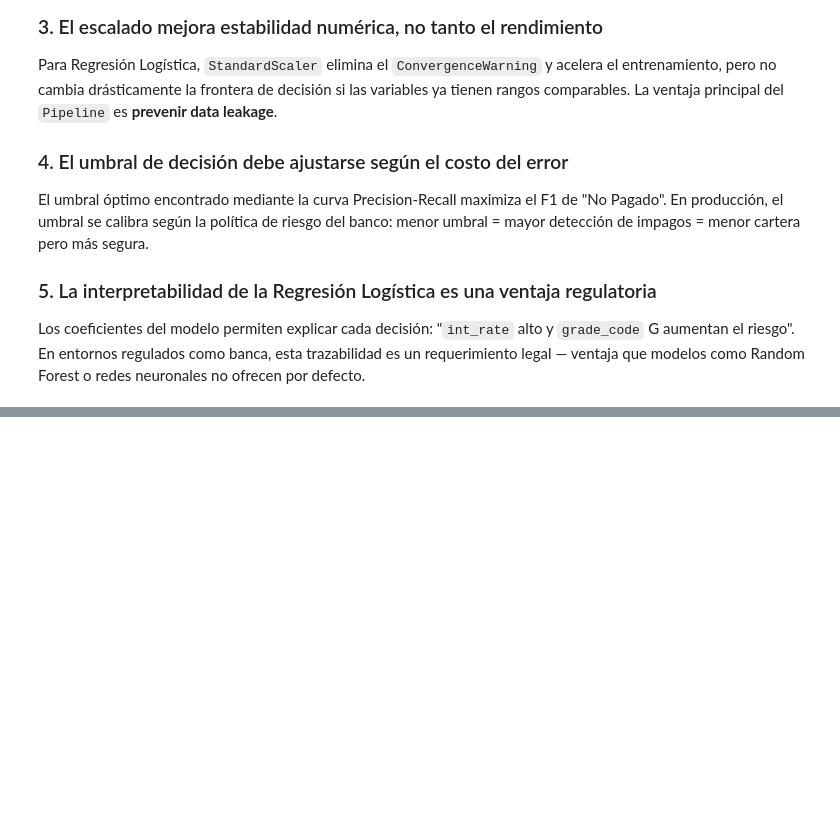
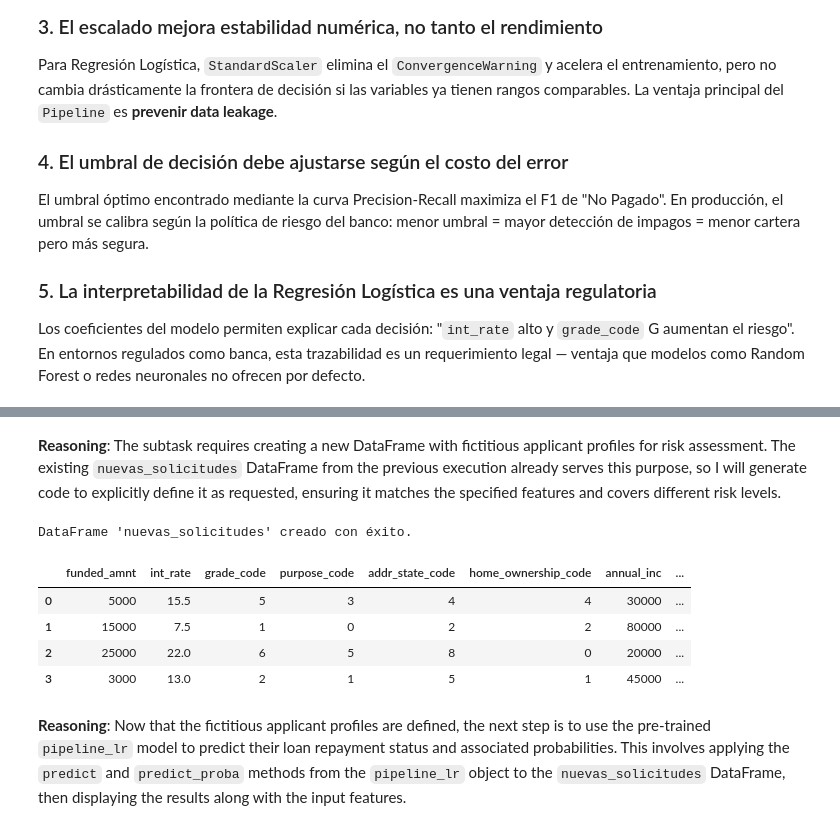
Before and after one commit to gibran564/IAF-2504-MachineLearning, a Jupyter notebook: unidad_3/Practica_2_RegresionLogistica_LendingClub.ipynb, the cells around one changed output, grey strips where cells are left out. Drawn from its saved outputs; the diff is of its cells as text; code cells hidden in the pictures; blank space fills up the shorter version.

```diff
--- a/unidad_3/Practica_2_RegresionLogistica_LendingClub.ipynb
+++ b/unidad_3/Practica_2_RegresionLogistica_LendingClub.ipynb
@@ -963,0 +972,24 @@ Los coeficientes del modelo permiten explicar cada decisión: "`int_rate` alto y
+# %% [markdown]
+**Reasoning**:
+The subtask requires creating a new DataFrame with fictitious applicant profiles for risk assessment. The existing `nuevas_solicitudes` DataFrame from the previous execution already serves this purpose, so I will generate code to explicitly define it as requested, ensuring it matches the specified features and covers different risk levels.
+# %%
+nuevas_solicitudes = pd.DataFrame([
+    # funded  int  grade purp  state  home   inc     dti  revol  bkrpt
+    [5000,  15.5,   5,    3,    4,    4,   30000,   12,   12,    0],   # perfil riesgo medio
+    [15000,  7.5,   1,    0,    2,    2,   80000,    8,   25,    0],   # perfil bajo riesgo
+    [25000, 22.0,   6,    5,    8,    0,   20000,   35,   85,    1],   # perfil alto riesgo
+    [3000,  13.0,   2,    1,    5,    1,   45000,   15,   40,    0],   # perfil moderado
+], columns=FEATURES)
+
+print("DataFrame 'nuevas_solicitudes' creado con éxito.")
+display(nuevas_solicitudes.head())
+# %% [output]
+DataFrame 'nuevas_solicitudes' creado con éxito.
+|  | funded_amnt | int_rate | grade_code | purpose_code | addr_state_code | home_ownership_code | annual_inc | ... |
+| 0 | 5000 | 15.5 | 5 | 3 | 4 | 4 | 30000 | ... |
+| 1 | 15000 | 7.5 | 1 | 0 | 2 | 2 | 80000 | ... |
+| 2 | 25000 | 22.0 | 6 | 5 | 8 | 0 | 20000 | ... |
+| 3 | 3000 | 13.0 | 2 | 1 | 5 | 1 | 45000 | ... |
+# %% [markdown]
+**Reasoning**:
+Now that the fictitious applicant profiles are defined, the next step is to use the pre-trained `pipeline_lr` model to predict their loan repayment status and associated probabilities. This involves applying the `predict` and `predict_proba` methods from the `pipeline_lr` object to the `nuevas_solicitudes` DataFrame, then displaying the results along with the input features.
```
Also changed, not shown: parts of 4 cells of this notebook.
